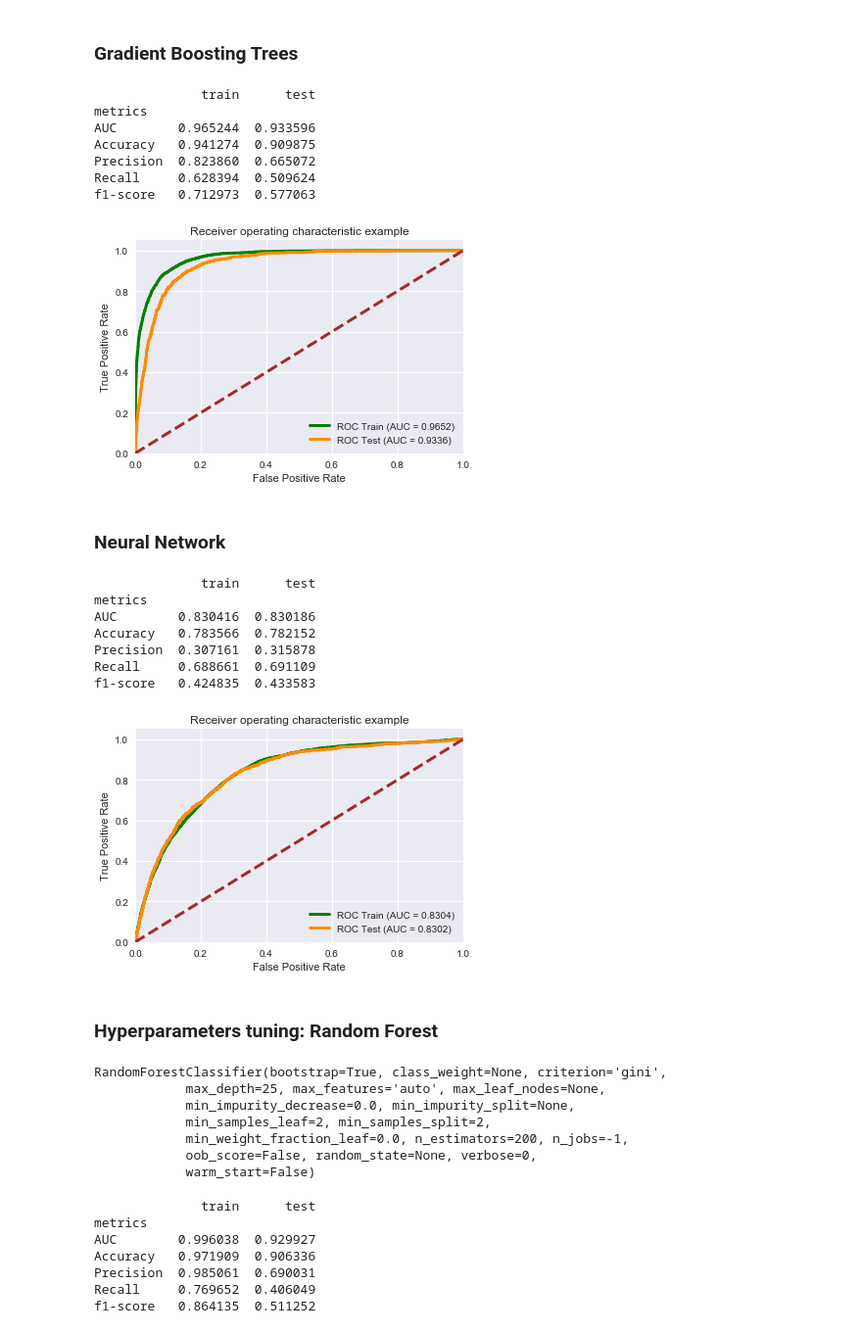
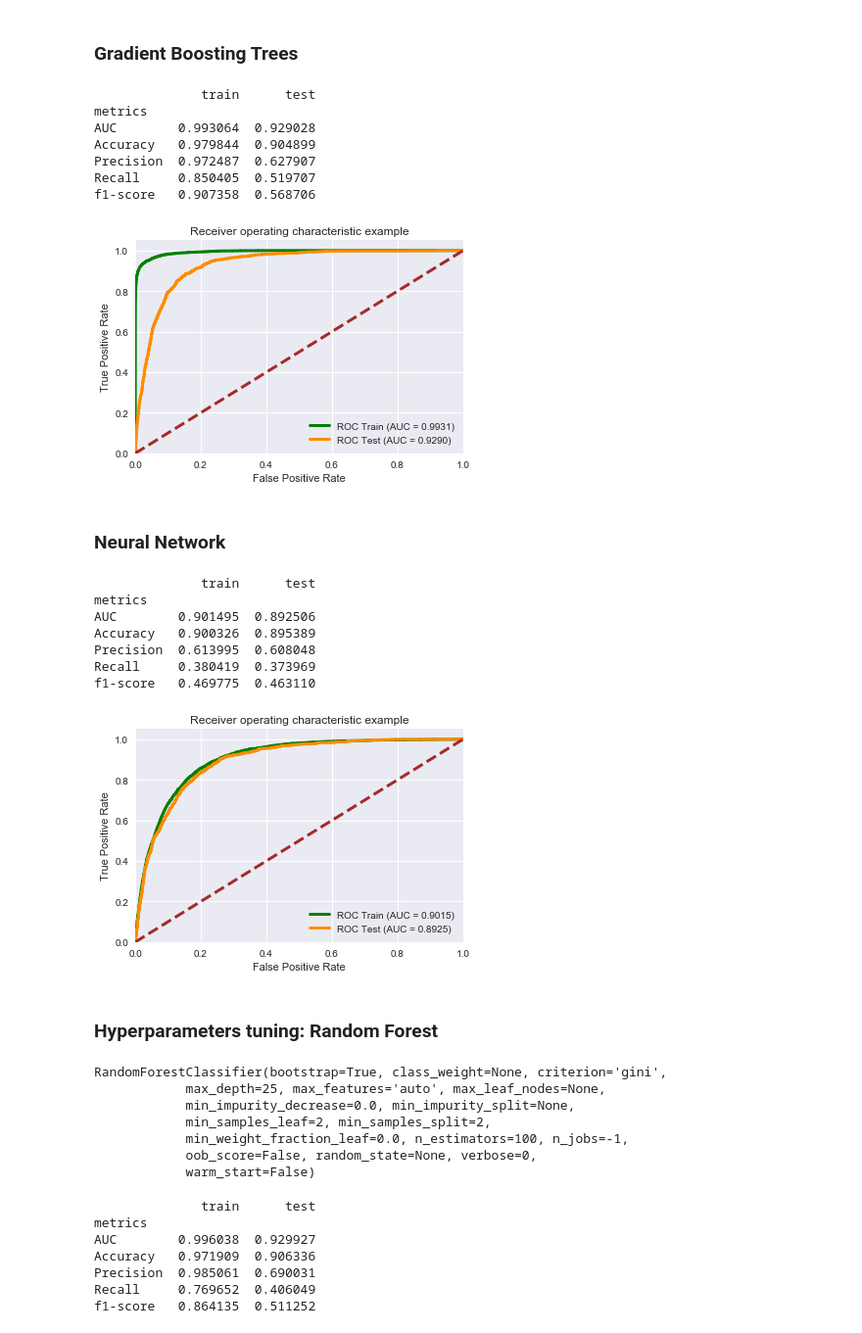
Before and after one commit to XuDou/bank-marketing-prediction, a Jupyter notebook: bank_marketing.ipynb, the cells around one changed output. Shown at 98% size. Saved outputs shown, nothing was run; the diff lists cells and outputs as text; code cells hidden in the pictures.

```diff
--- a/bank_marketing.ipynb
+++ b/bank_marketing.ipynb
@@ -279,7 +279,8 @@ from sklearn.ensemble import GradientBoostingClassifier
 # %%
 parameters = {
     'n_estimators': 100,
-    'max_depth': 5,
+    'max_depth': 10,
+    'min_samples_leaf': 20,
     'learning_rate': 0.2,
     'random_state': 42
 }
@@ -292,36 +293,36 @@ train_test_model(clf, X_train, y_train, X_test, y_test)
 # %% [output]
               train      test
 metrics
-AUC        0.965244  0.933596
-Accuracy   0.941274  0.909875
-Precision  0.823860  0.665072
-Recall     0.628394  0.509624
-f1-score   0.712973  0.577063
+AUC        0.993064  0.929028
+Accuracy   0.979844  0.904899
+Precision  0.972487  0.627907
+Recall     0.850405  0.519707
+f1-score   0.907358  0.568706
-[figure, old version]
+[figure, new version]
 # %% [markdown]
 ### Neural Network
 # %%
 from sklearn.neural_network import MLPClassifier
 
 # Choose some parameter combinations to try
 parameters = {
     'solver':'adam',
     'activation':'relu',
     'alpha':1e-6, #increase alpha->increase penalty :: http://scikit-learn.org/stable/auto_examples/neural_networks/plot_mlp_alpha.html#sphx-glr-auto-examples-neural-networks-plot-mlp-alpha-py
-    'hidden_layer_sizes':(32,16,8),
+    'hidden_layer_sizes':(64,32,32,8),
     'learning_rate':'adaptive',
-    'random_state':1
+    'random_state':42
     }
 clf = MLPClassifier(**parameters)
 
 # Train test model
 train_test_model(clf, X_train, y_train, X_test, y_test)
 # %% [output]
               train      test
 metrics
-AUC        0.830416  0.830186
-Accuracy   0.783566  0.782152
-Precision  0.307161  0.315878
-Recall     0.688661  0.691109
-f1-score   0.424835  0.433583
+AUC        0.901495  0.892506
+Accuracy   0.900326  0.895389
+Precision  0.613995  0.608048
+Recall     0.380419  0.373969
+f1-score   0.469775  0.463110
-[figure, old version]
+[figure, new version]
@@ -379,7 +372,7 @@ RandomForestClassifier(bootstrap=True, class_weight=None, criterion='gini',
             max_depth=25, max_features='auto', max_leaf_nodes=None,
             min_impurity_decrease=0.0, min_impurity_split=None,
             min_samples_leaf=2, min_samples_split=2,
-            min_weight_fraction_leaf=0.0, n_estimators=200, n_jobs=-1,
+            min_weight_fraction_leaf=0.0, n_estimators=100, n_jobs=-1,
             oob_score=False, random_state=None, verbose=0,
             warm_start=False)
 # %%
```
Also changed, not shown: parts of 9 cells of this notebook.
